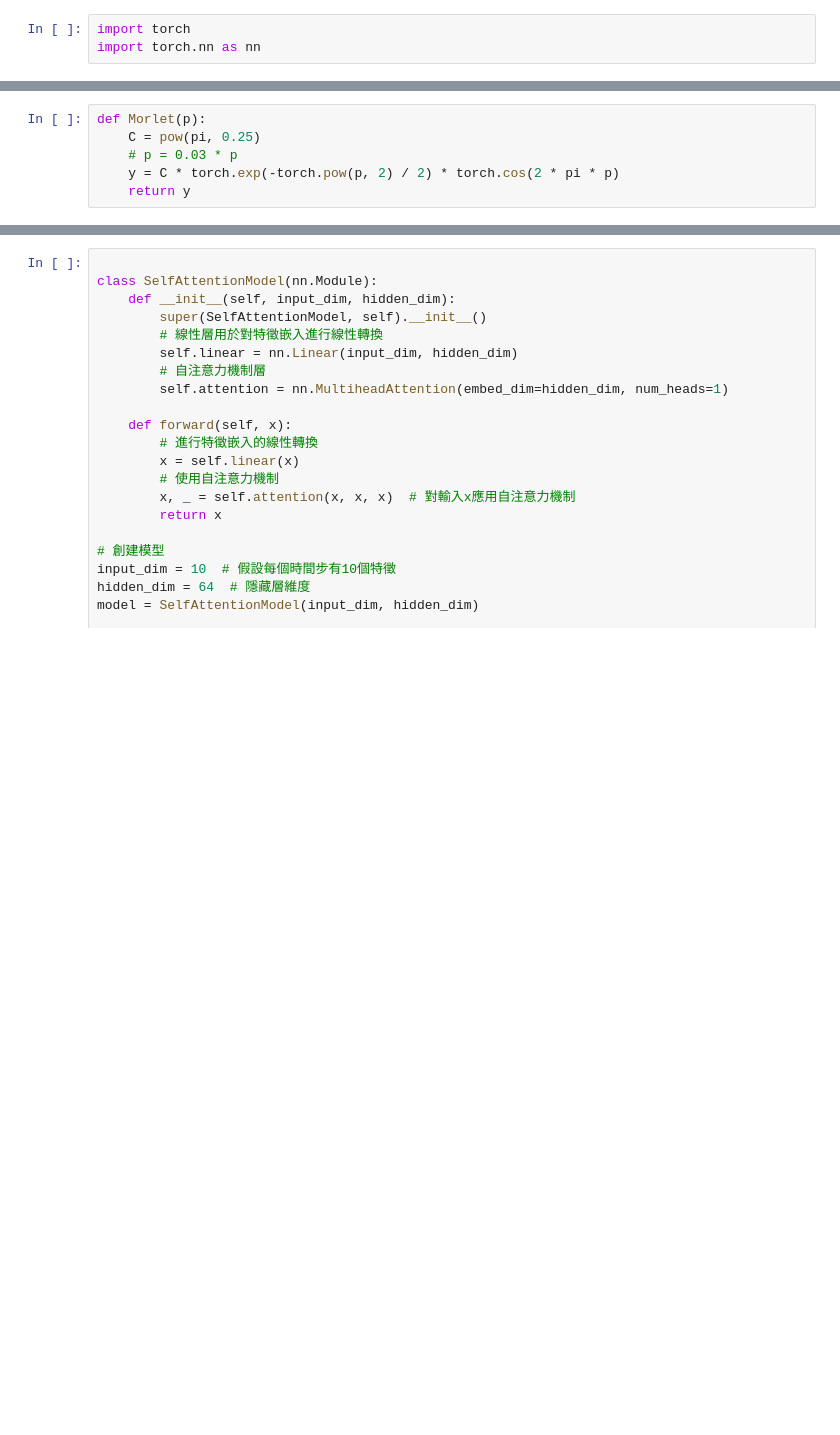
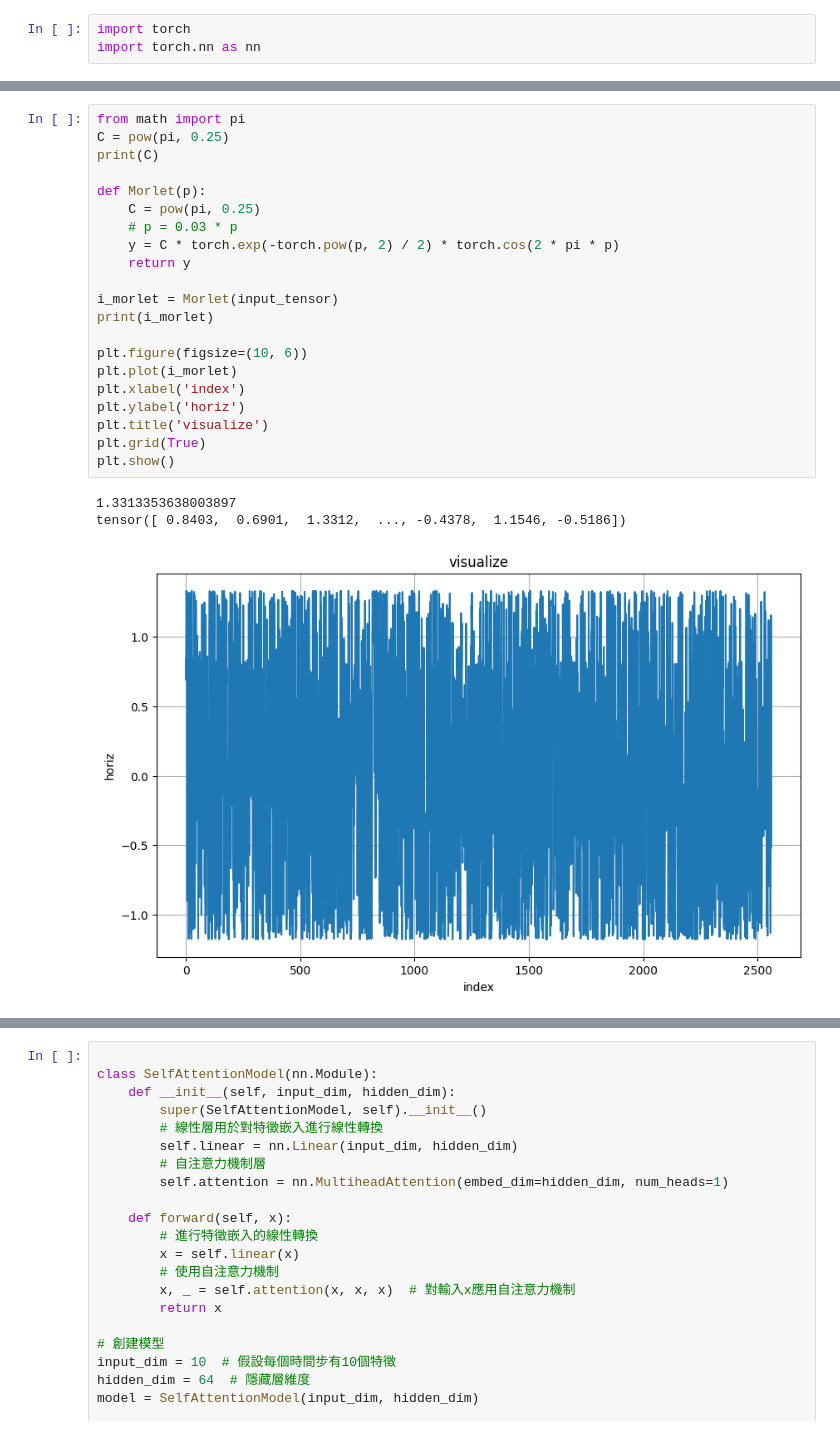
Before and after one commit to leokou42/WKN_SSO, a Jupyter notebook: try/test.ipynb, the cells around one changed output, grey strips where cells are left out. Cells and saved outputs as stored; diff of their text form; blank space fills up the shorter version.

```diff
--- a/try/test.ipynb
+++ b/try/test.ipynb
@@ -10,6 +52,25 @@ print(C)
 # %%
+from math import pi
+C = pow(pi, 0.25)
+print(C)
+
 def Morlet(p):
     C = pow(pi, 0.25)
     # p = 0.03 * p
     y = C * torch.exp(-torch.pow(p, 2) / 2) * torch.cos(2 * pi * p)
     return y
+
+i_morlet = Morlet(input_tensor)
+print(i_morlet)
+
+plt.figure(figsize=(10, 6))
+plt.plot(i_morlet)
+plt.xlabel('index')
+plt.ylabel('horiz')
+plt.title('visualize')
+plt.grid(True)
+plt.show()
+# %% [output]
+1.3313353638003897
+tensor([ 0.8403,  0.6901,  1.3312,  ..., -0.4378,  1.1546, -0.5186])
+[figure, added]
```
Also changed, not shown: parts of 19 cells of this notebook, 3 other files.
